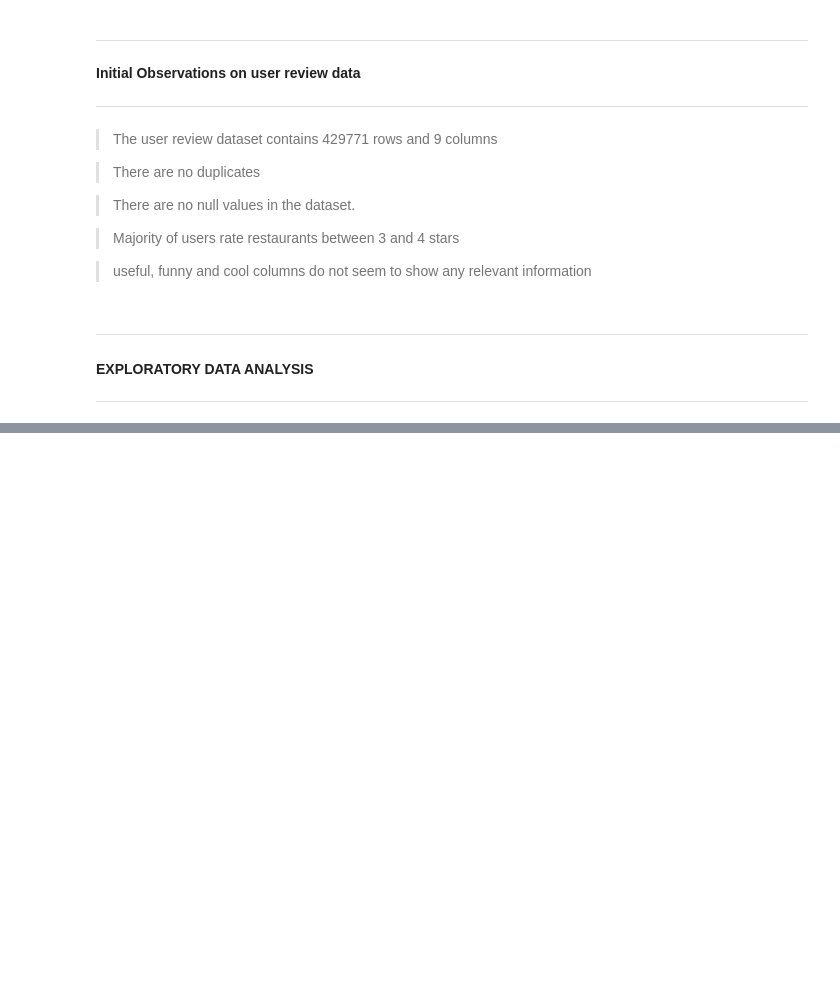
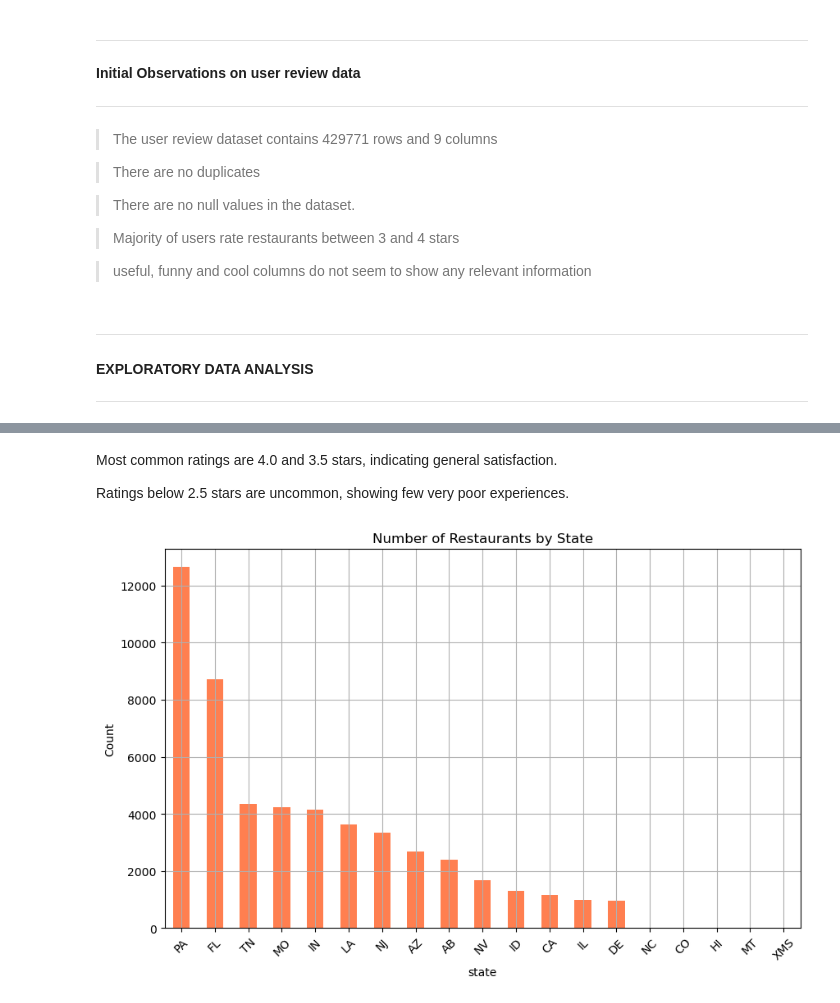
Before and after one commit to RonoHenry/Restaurant-Recommendation-System, a Jupyter notebook: 2. Data Understanding.ipynb, the cells around one changed output, grey strips where cells are left out. Cells and saved outputs as stored; diff of their text form; code cells hidden in the pictures; blank space fills up the shorter version.

```diff
--- a/2. Data Understanding.ipynb
+++ b/2. Data Understanding.ipynb
@@ -216,0 +232,8 @@ checks.check_outliers_and_plot()
+# %% [markdown]
+Most common ratings are 4.0 and 3.5 stars, indicating general satisfaction.
+
+Ratings below 2.5 stars are uncommon, showing few very poor experiences.
+# %%
+univariate_eda.plot_bar_chart('state', 'Number of Restaurants by State')
+# %% [output]
+[figure, added]
```
Also changed, not shown: parts of 22 cells of this notebook, 18 other files.
